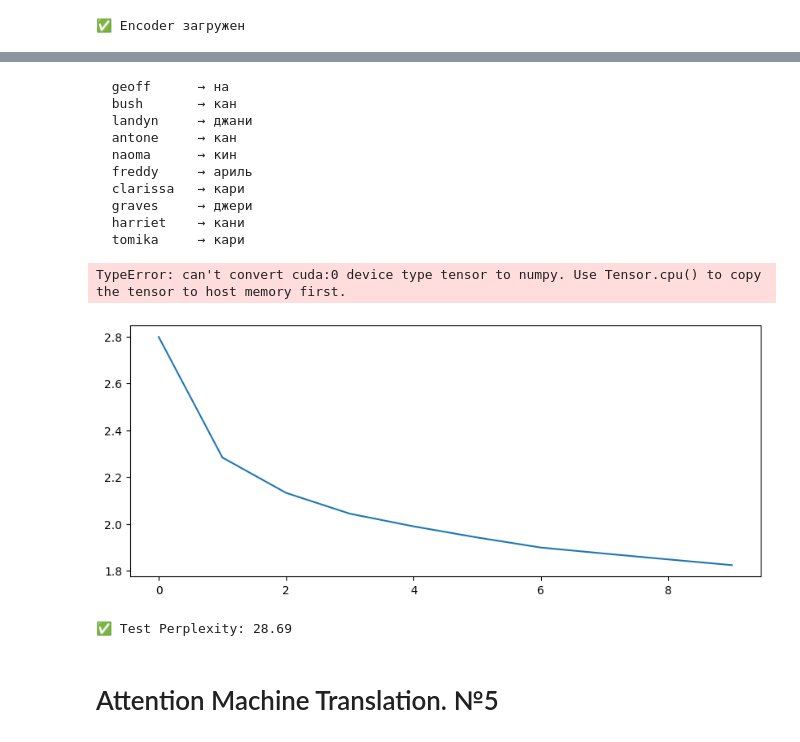
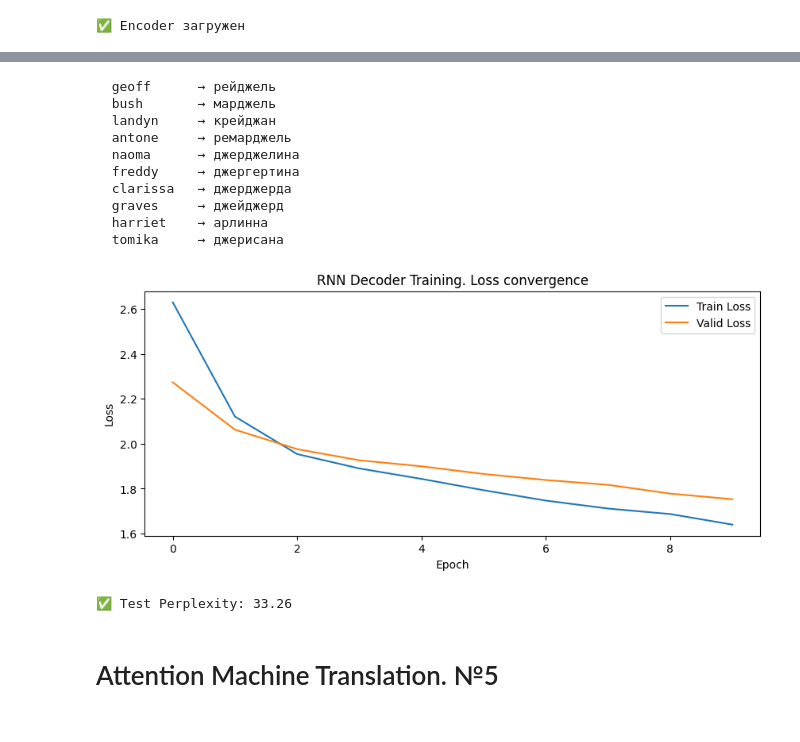
Before and after one commit to Analagis/learning_ML_projects, a Jupyter notebook: Project11/src/report.ipynb, the cells around one changed output, grey strips where cells are left out. Cells and saved outputs as stored; diff of their text form; code cells hidden in the pictures.

```diff
--- a/Project11/src/report.ipynb
+++ b/Project11/src/report.ipynb
@@ -129,12 +110,12 @@ y_max_length
 # %% [markdown]
 # RNN Encoder. №3
 # %%
-model = RNNEncoder.RNNEncoder(len(eng_char2idx), embed_size=32, hidden_size=32)
+encoder = RNNEncoder.RNNEncoder(len(eng_char2idx))
 # %%
 num_epochs = 10
 # %%
 %%time
 train_losses, valid_losses = RNNEncoder.train_rnn_encoder(
-    model, train_loader, valid_loader, pad_idx = eng_char2idx[PAD_token], epochs=num_epochs
+    encoder, train_loader, valid_loader, pad_idx = eng_char2idx[PAD_token], epochs=num_epochs
 )
 # %% [output]
@@ -196,14 +151,14 @@ Generated English names:
 # %% [markdown]
 # RNN Machine Translation. Decoder. №4
 # %%
-encoder = RNNEncoder.load_encoder(len(eng_char2idx), embed_size=32, hidden_size=32)
+encoder = RNNEncoder.load_encoder(len(eng_char2idx), embed_size=64, hidden_size=64)
 # %% [output]
 ✅ Encoder загружен
 # %%
 rus_vocab_size = len(rus_char2idx)
 decoder, train_losses, valid_losses = RNNDecoder.train_decoder(
     encoder, train_loader, valid_loader, len(rus_char2idx), eng_idx2char, rus_idx2char, eng_char2idx, rus_char2idx,
-                  X_valid_t, y_valid_t, y_max_length, num_epochs, embed_size=64, hidden_size=32
+                  X_train_t, X_valid_t, y_max_length, num_epochs, embed_size=64, hidden_size=64
 )
 # %% [output]
 Training Decoder (Encoder frozen)...
@@ -220,38 +205,33 @@ Epoch 10: Train=1.8235, Valid=1.8941
 # %%
 RNNDecoder.check_translation(X_test_t, eng_char2idx, eng_idx2char, decoder, encoder, rus_char2idx, rus_idx2char, len(rus_char2idx), 10)
 # %% [output]
-  geoff      → на
-  bush       → кан
-  landyn     → джани
-  antone     → кан
-  naoma      → кин
-  freddy     → ариль
-  clarissa   → кари
-  graves     → джери
-  harriet    → кани
-  tomika     → кари
+  geoff      → рейджель
+  bush       → марджель
+  landyn     → крейджан
+  antone     → ремарджель
+  naoma      → джерджелина
+  freddy     → джергертина
+  clarissa   → джерджерда
+  graves     → джейджерд
+  harriet    → арлинна
+  tomika     → джерисана
 # %%
 # 3. График loss
 plt.figure(figsize=(10, 4))
 plt.plot(train_losses, label='Train Loss')
-plt.plot(valid_losses, label='Valid Loss')
+plt.plot(torch.tensor(valid_losses).cpu().numpy(), label='Valid Loss')
 plt.xlabel('Epoch')
 plt.ylabel('Loss')
 plt.legend()
-plt.title('RNN Decoder Training')
+plt.title('RNN Decoder Training. Loss convergence')
 plt.show()
-
-# 4. Perplexity на test
-ppl = RNNDecoder.compute_perplexity(decoder, encoder, test_loader, rus_char2idx)
-print(f"\n✅ Test Perplexity: {ppl:.2f}")
 # %% [output]
-TypeError: can't convert cuda:0 device type tensor to numpy. Use Tensor.cpu() to copy the tensor to host memory first.
-[figure, old version]
+[figure, new version]
 # %%
 ppl = RNNDecoder.compute_perplexity(decoder, encoder, test_loader, rus_char2idx)
 print(f"\n✅ Test Perplexity: {ppl:.2f}")
 # %% [output]
-✅ Test Perplexity: 28.69
+✅ Test Perplexity: 33.26
 # %% [markdown]
 # Attention Machine Translation. №5
 # %%
```
Also changed, not shown: parts of 45 cells of this notebook, 3 other files.
